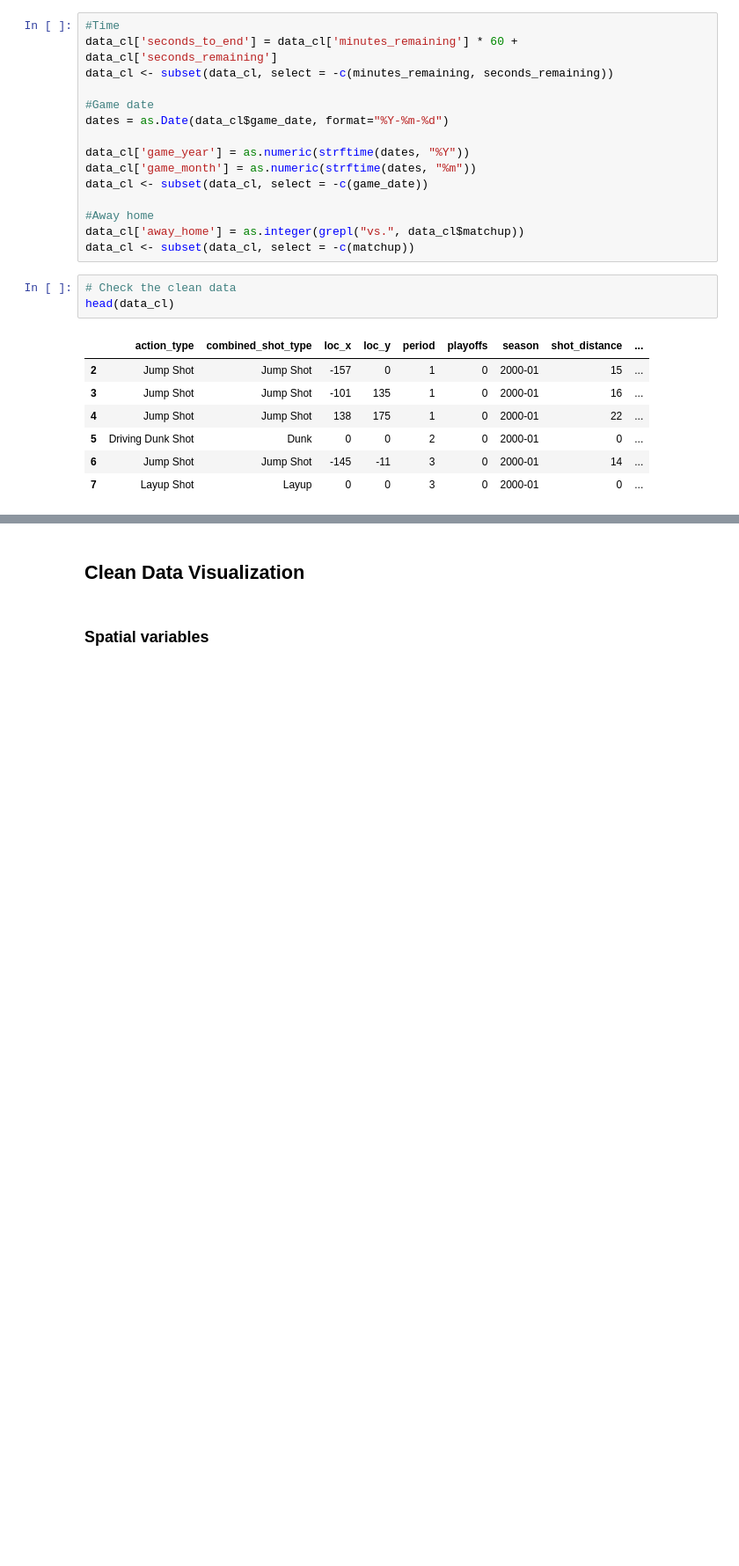
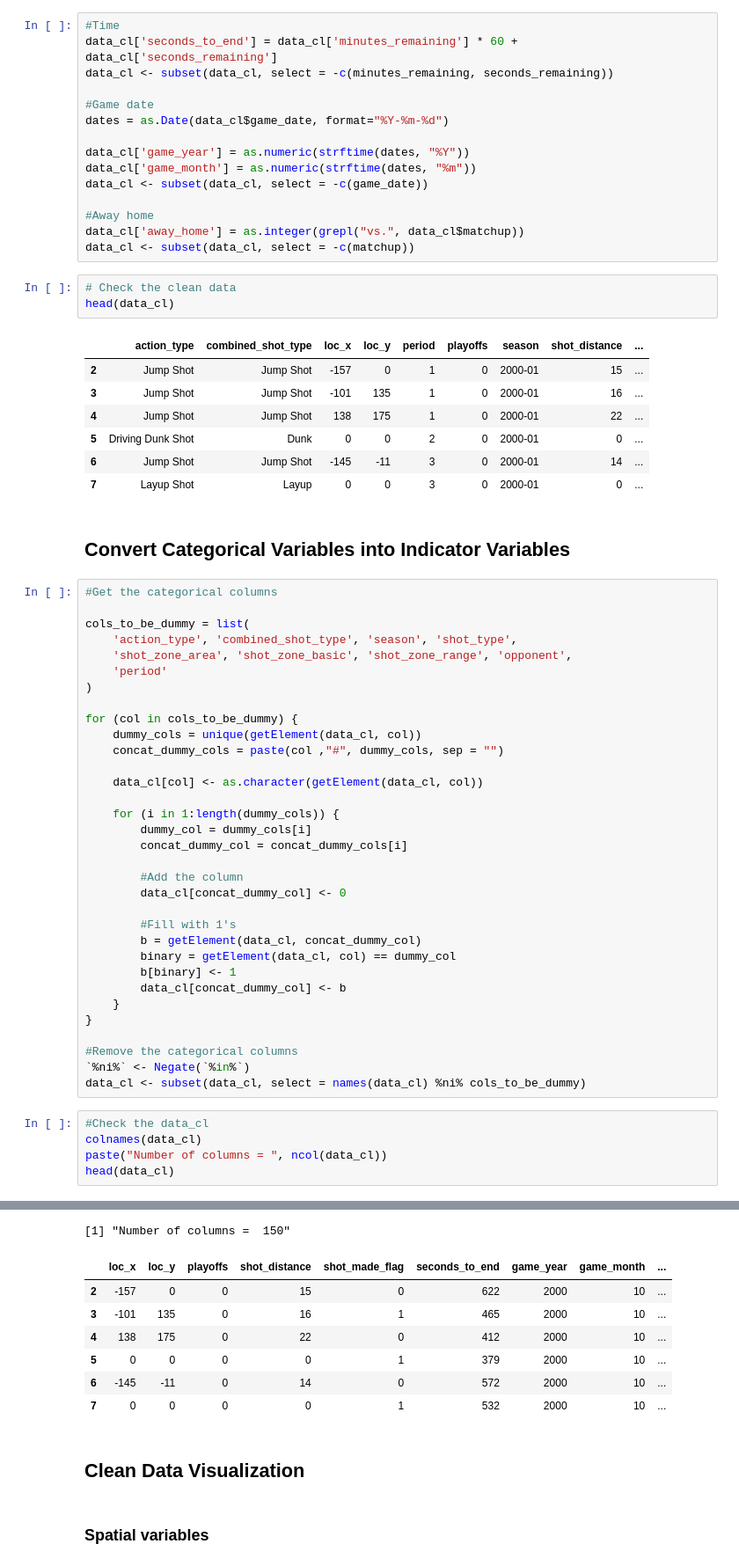
Before and after one commit to brunocalou/Kobe-Bryant-Shot-Selection, a Jupyter notebook: app.ipynb, the cells around one changed output, grey strips where cells are left out. Shown at 88% size. Drawn from its saved outputs; the diff is of its cells as text; blank space fills up the shorter version.

Commit message:
Converted categorical variables into indicator variables

```diff
--- a/app.ipynb
+++ b/app.ipynb
@@ -239,3 +239,44 @@ head(data_cl)
 | 5 | Driving Dunk Shot | Dunk | 0 | 0 | 2 | 0 | 2000-01 | 0 | ... |
 | 6 | Jump Shot | Jump Shot | -145 | -11 | 3 | 0 | 2000-01 | 14 | ... |
 | 7 | Layup Shot | Layup | 0 | 0 | 3 | 0 | 2000-01 | 0 | ... |
+# %% [markdown]
+## Convert Categorical Variables into Indicator Variables
+# %%
+#Get the categorical columns
+
+cols_to_be_dummy = list(
+    'action_type', 'combined_shot_type', 'season', 'shot_type',
+    'shot_zone_area', 'shot_zone_basic', 'shot_zone_range', 'opponent',
+    'period'
+)
+
+for (col in cols_to_be_dummy) {
+    dummy_cols = unique(getElement(data_cl, col))
+    concat_dummy_cols = paste(col ,"#", dummy_cols, sep = "")
+
+    data_cl[col] <- as.character(getElement(data_cl, col))
+
+    for (i in 1:length(dummy_cols)) {
+        dummy_col = dummy_cols[i]
+        concat_dummy_col = concat_dummy_cols[i]
+
+        #Add the column
+        data_cl[concat_dummy_col] <- 0
+
+        #Fill with 1's
+        b = getElement(data_cl, concat_dummy_col)
+        binary = getElement(data_cl, col) == dummy_col
+        b[binary] <- 1
+        data_cl[concat_dummy_col] <- b
+    }
+}
+
+#Remove the categorical columns
+`%ni%` <- Negate(`%in%`)
+data_cl <- subset(data_cl, select = names(data_cl) %ni% cols_to_be_dummy)
+# %%
+#Check the data_cl
+colnames(data_cl)
+paste("Number of columns = ", ncol(data_cl))
+head(data_cl)
+# %% [output]
@@ -242,3 +300,11 @@ head(data_cl)
+[1] "Number of columns =  150"
+|  | loc_x | loc_y | playoffs | shot_distance | shot_made_flag | seconds_to_end | game_year | game_month | ... |
+| 2 | -157 | 0 | 0 | 15 | 0 | 622 | 2000 | 10 | ... |
+| 3 | -101 | 135 | 0 | 16 | 1 | 465 | 2000 | 10 | ... |
+| 4 | 138 | 175 | 0 | 22 | 0 | 412 | 2000 | 10 | ... |
+| 5 | 0 | 0 | 0 | 0 | 1 | 379 | 2000 | 10 | ... |
+| 6 | -145 | -11 | 0 | 14 | 0 | 572 | 2000 | 10 | ... |
+| 7 | 0 | 0 | 0 | 0 | 1 | 532 | 2000 | 10 | ... |
 # %% [markdown]
 ## Clean Data Visualization
 # %% [markdown]
```
Also changed, not shown: parts of 1 cell of this notebook.
